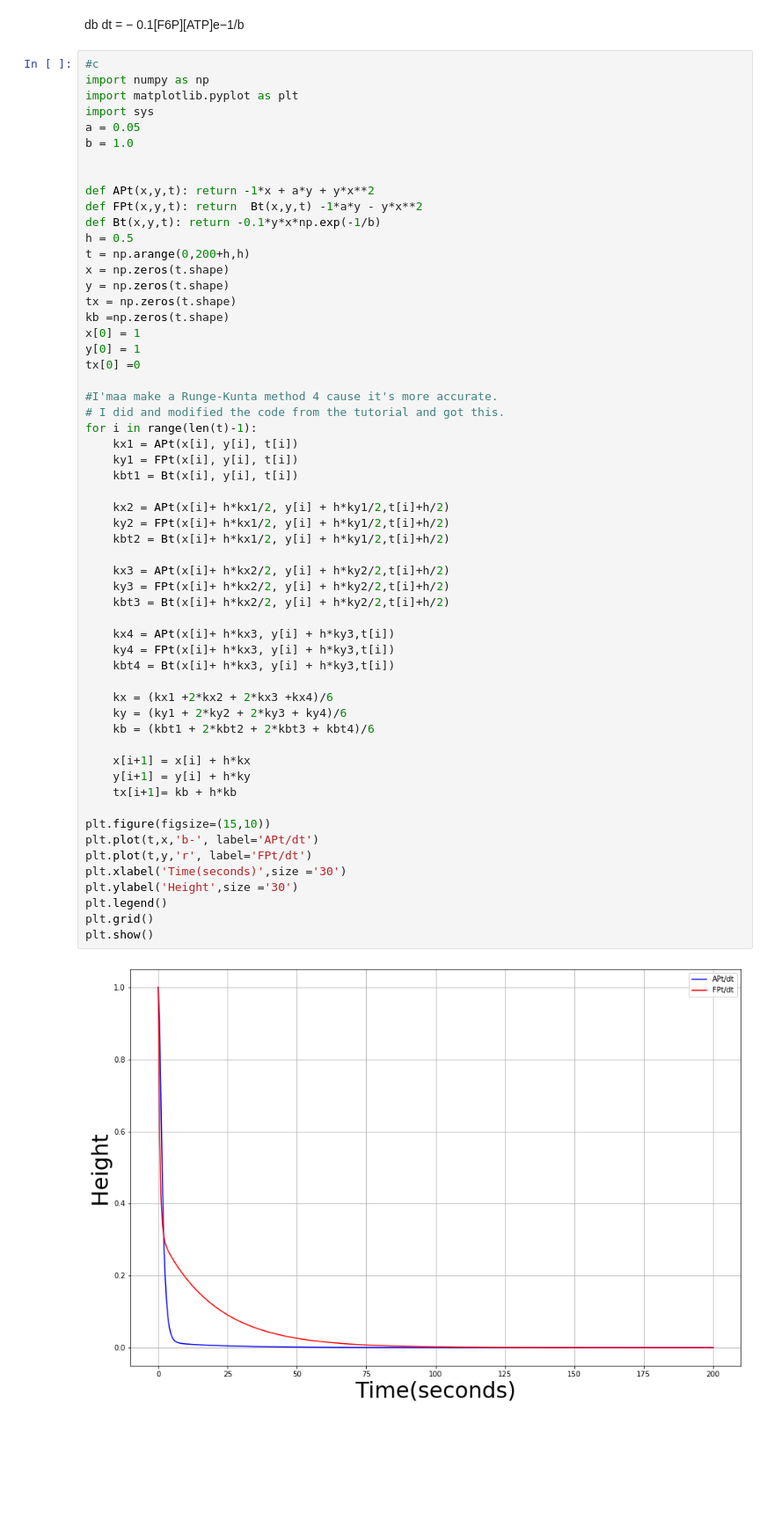
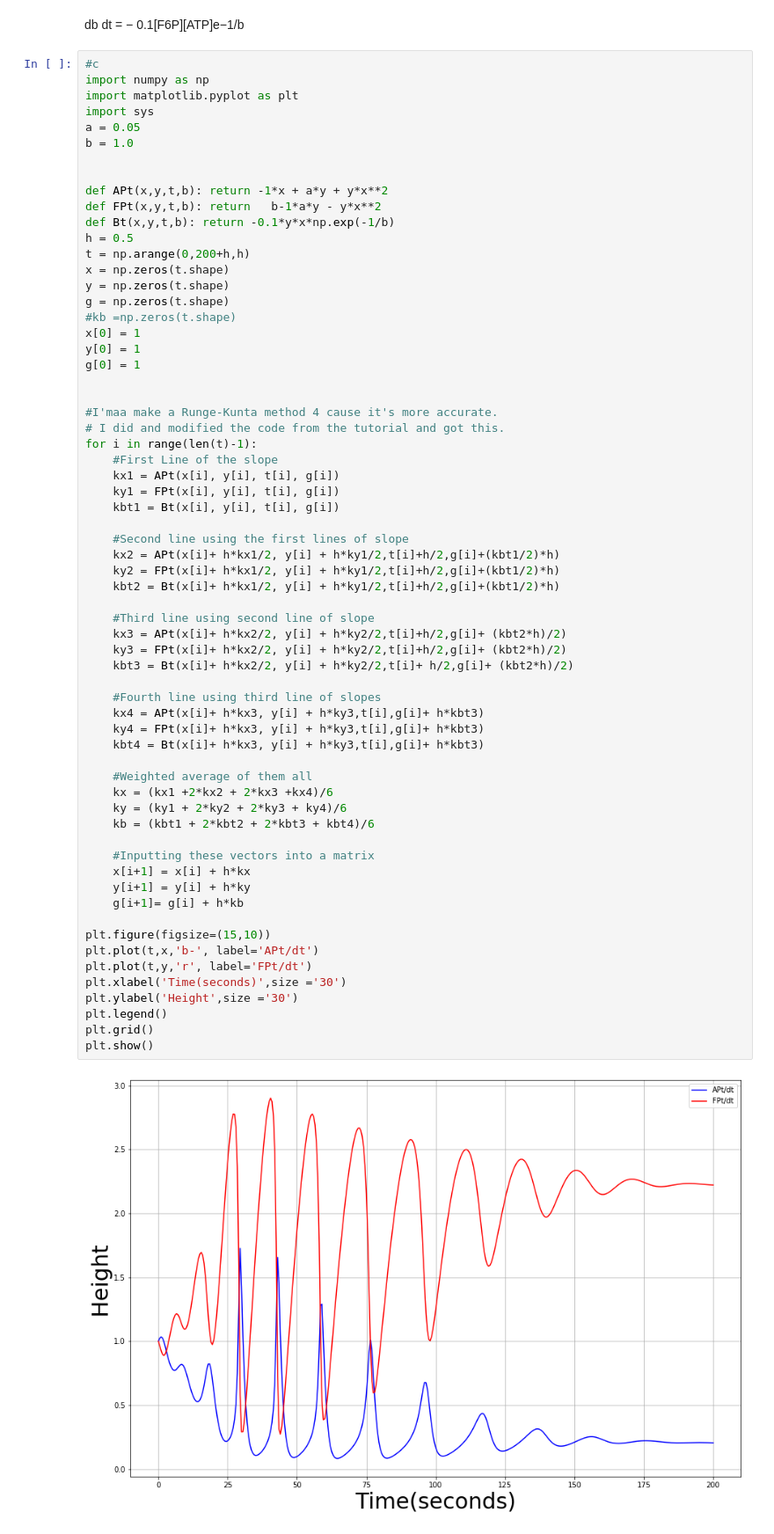
Before and after one commit to Chineme1/Project3, a Jupyter notebook: Project 3 G4.ipynb, the cells around one changed output. Shown: that part at 88% size. Drawn from its saved outputs; the diff is of its cells as text; blank space fills up the shorter version.

```diff
--- a/Project 3 G4.ipynb
+++ b/Project 3 G4.ipynb
@@ -202,53 +202,60 @@ a = 0.05
 b = 1.0
 
 
-def APt(x,y,t): return -1*x + a*y + y*x**2
-def FPt(x,y,t): return  Bt(x,y,t) -1*a*y - y*x**2
-def Bt(x,y,t): return -0.1*y*x*np.exp(-1/b)
+def APt(x,y,t,b): return -1*x + a*y + y*x**2
+def FPt(x,y,t,b): return   b-1*a*y - y*x**2
+def Bt(x,y,t,b): return -0.1*y*x*np.exp(-1/b)
 h = 0.5
 t = np.arange(0,200+h,h)
 x = np.zeros(t.shape)
 y = np.zeros(t.shape)
-tx = np.zeros(t.shape)
-kb =np.zeros(t.shape)
+g = np.zeros(t.shape)
+#kb =np.zeros(t.shape)
 x[0] = 1
 y[0] = 1
-tx[0] =0
+g[0] = 1
+
 
 #I'maa make a Runge-Kunta method 4 cause it's more accurate.
 # I did and modified the code from the tutorial and got this.
 for i in range(len(t)-1):
-    kx1 = APt(x[i], y[i], t[i])
-    ky1 = FPt(x[i], y[i], t[i])
-    kbt1 = Bt(x[i], y[i], t[i])
+    #First Line of the slope
+    kx1 = APt(x[i], y[i], t[i], g[i])
+    ky1 = FPt(x[i], y[i], t[i], g[i])
+    kbt1 = Bt(x[i], y[i], t[i], g[i])
 
-    kx2 = APt(x[i]+ h*kx1/2, y[i] + h*ky1/2,t[i]+h/2)
-    ky2 = FPt(x[i]+ h*kx1/2, y[i] + h*ky1/2,t[i]+h/2)
-    kbt2 = Bt(x[i]+ h*kx1/2, y[i] + h*ky1/2,t[i]+h/2)
+    #Second line using the first lines of slope
+    kx2 = APt(x[i]+ h*kx1/2, y[i] + h*ky1/2,t[i]+h/2,g[i]+(kbt1/2)*h)
+    ky2 = FPt(x[i]+ h*kx1/2, y[i] + h*ky1/2,t[i]+h/2,g[i]+(kbt1/2)*h)
+    kbt2 = Bt(x[i]+ h*kx1/2, y[i] + h*ky1/2,t[i]+h/2,g[i]+(kbt1/2)*h)
 
-    kx3 = APt(x[i]+ h*kx2/2, y[i] + h*ky2/2,t[i]+h/2)
-    ky3 = FPt(x[i]+ h*kx2/2, y[i] + h*ky2/2,t[i]+h/2)
-    kbt3 = Bt(x[i]+ h*kx2/2, y[i] + h*ky2/2,t[i]+h/2)
+    #Third line using second line of slope
+    kx3 = APt(x[i]+ h*kx2/2, y[i] + h*ky2/2,t[i]+h/2,g[i]+ (kbt2*h)/2)
+    ky3 = FPt(x[i]+ h*kx2/2, y[i] + h*ky2/2,t[i]+h/2,g[i]+ (kbt2*h)/2)
+    kbt3 = Bt(x[i]+ h*kx2/2, y[i] + h*ky2/2,t[i]+ h/2,g[i]+ (kbt2*h)/2)
 
-    kx4 = APt(x[i]+ h*kx3, y[i] + h*ky3,t[i])
-    ky4 = FPt(x[i]+ h*kx3, y[i] + h*ky3,t[i])
-    kbt4 = Bt(x[i]+ h*kx3, y[i] + h*ky3,t[i])
+    #Fourth line using third line of slopes
+    kx4 = APt(x[i]+ h*kx3, y[i] + h*ky3,t[i],g[i]+ h*kbt3)
+    ky4 = FPt(x[i]+ h*kx3, y[i] + h*ky3,t[i],g[i]+ h*kbt3)
+    kbt4 = Bt(x[i]+ h*kx3, y[i] + h*ky3,t[i],g[i]+ h*kbt3)
 
+    #Weighted average of them all
     kx = (kx1 +2*kx2 + 2*kx3 +kx4)/6
     ky = (ky1 + 2*ky2 + 2*ky3 + ky4)/6
     kb = (kbt1 + 2*kbt2 + 2*kbt3 + kbt4)/6
 
+    #Inputting these vectors into a matrix
     x[i+1] = x[i] + h*kx
     y[i+1] = y[i] + h*ky
-    tx[i+1]= kb + h*kb
+    g[i+1]= g[i] + h*kb
 
 plt.figure(figsize=(15,10))
 plt.plot(t,x,'b-', label='APt/dt')
 plt.plot(t,y,'r', label='FPt/dt')
 plt.xlabel('Time(seconds)',size ='30')
 plt.ylabel('Height',size ='30')
 plt.legend()
 plt.grid()
 plt.show()
 # %% [output]
-[figure, old version]
+[figure, new version]
```
Also changed, not shown: parts of 1 cell of this notebook.
